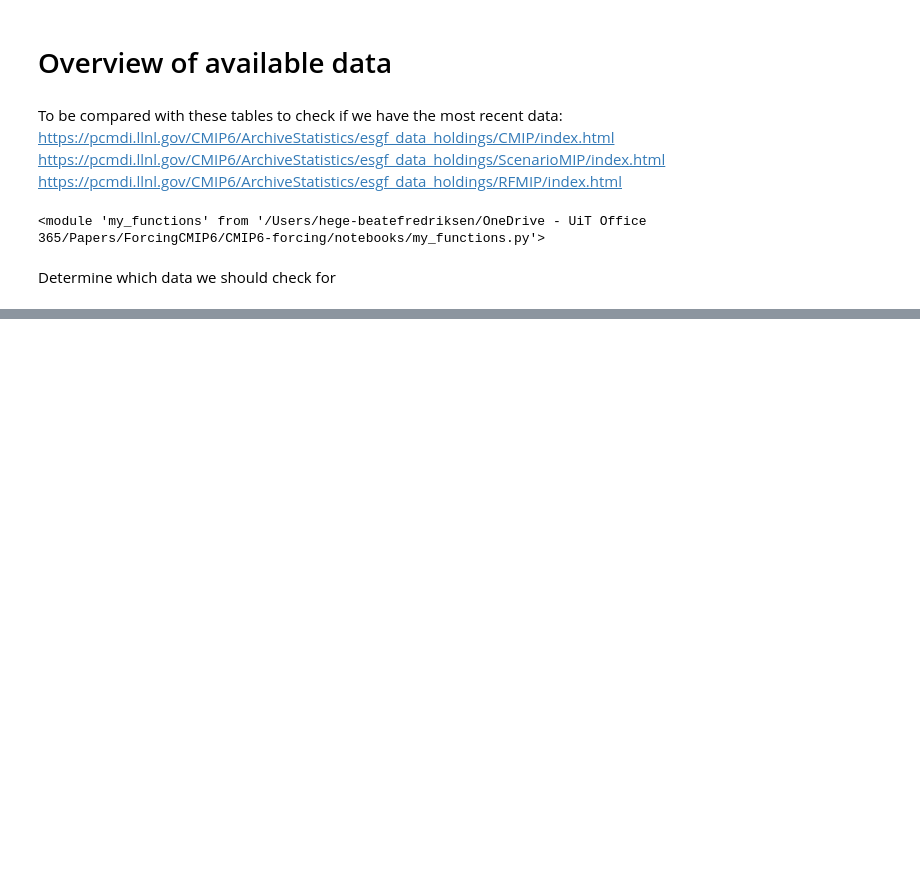
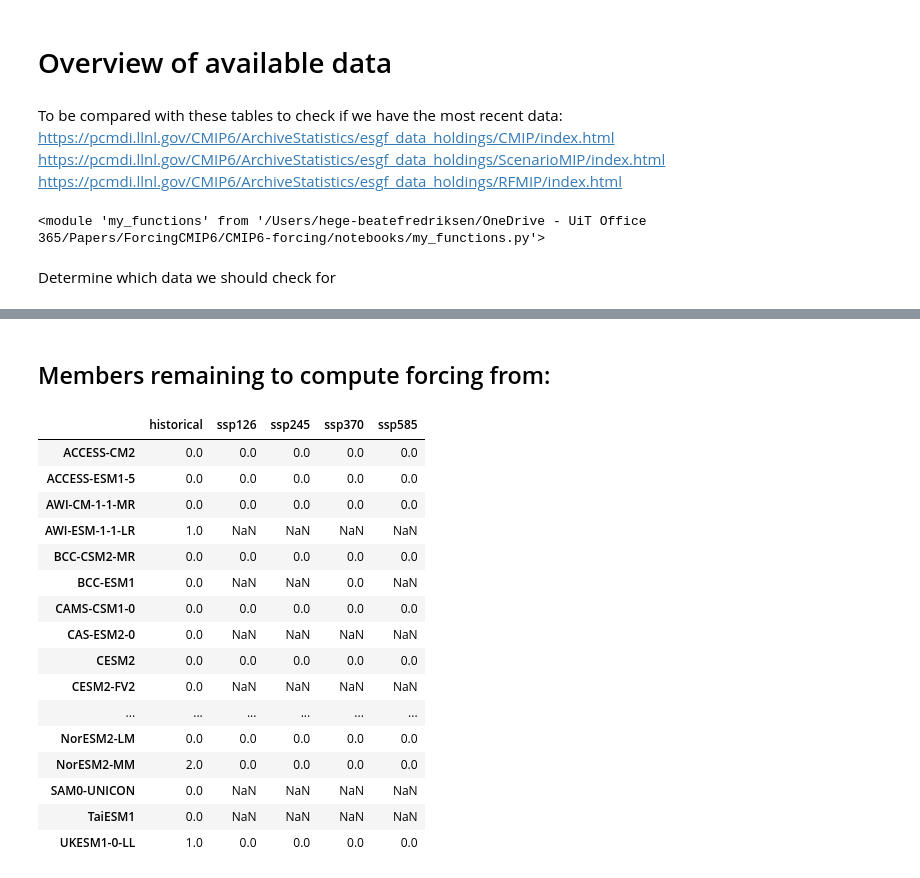
Before and after one commit to Hegebf/CMIP6-forcing, a Jupyter notebook: notebooks/Data_overview.ipynb, the cells around one changed output, grey strips where cells are left out. Cells and saved outputs as stored; diff of their text form; code cells hidden in the pictures; blank space fills up the shorter version.

```diff
--- a/notebooks/Data_overview.ipynb
+++ b/notebooks/Data_overview.ipynb
@@ -55,0 +95,22 @@ df
+# %% [markdown]
+## Members remaining to compute forcing from:
+# %%
+df - dff
+# %% [output]
+|  | historical | ssp126 | ssp245 | ssp370 | ssp585 |
+| ACCESS-CM2 | 0.0 | 0.0 | 0.0 | 0.0 | 0.0 |
+| ACCESS-ESM1-5 | 0.0 | 0.0 | 0.0 | 0.0 | 0.0 |
+| AWI-CM-1-1-MR | 0.0 | 0.0 | 0.0 | 0.0 | 0.0 |
+| AWI-ESM-1-1-LR | 1.0 | NaN | NaN | NaN | NaN |
+| BCC-CSM2-MR | 0.0 | 0.0 | 0.0 | 0.0 | 0.0 |
+| BCC-ESM1 | 0.0 | NaN | NaN | 0.0 | NaN |
+| CAMS-CSM1-0 | 0.0 | 0.0 | 0.0 | 0.0 | 0.0 |
+| CAS-ESM2-0 | 0.0 | NaN | NaN | NaN | NaN |
+| CESM2 | 0.0 | 0.0 | 0.0 | 0.0 | 0.0 |
+| CESM2-FV2 | 0.0 | NaN | NaN | NaN | NaN |
+| ... | ... | ... | ... | ... | ... |
+| NorESM2-LM | 0.0 | 0.0 | 0.0 | 0.0 | 0.0 |
+| NorESM2-MM | 2.0 | 0.0 | 0.0 | 0.0 | 0.0 |
+| SAM0-UNICON | 0.0 | NaN | NaN | NaN | NaN |
+| TaiESM1 | 0.0 | NaN | NaN | NaN | NaN |
+| UKESM1-0-LL | 1.0 | 0.0 | 0.0 | 0.0 | 0.0 |
```
Also changed, not shown: parts of 5 cells of this notebook.
